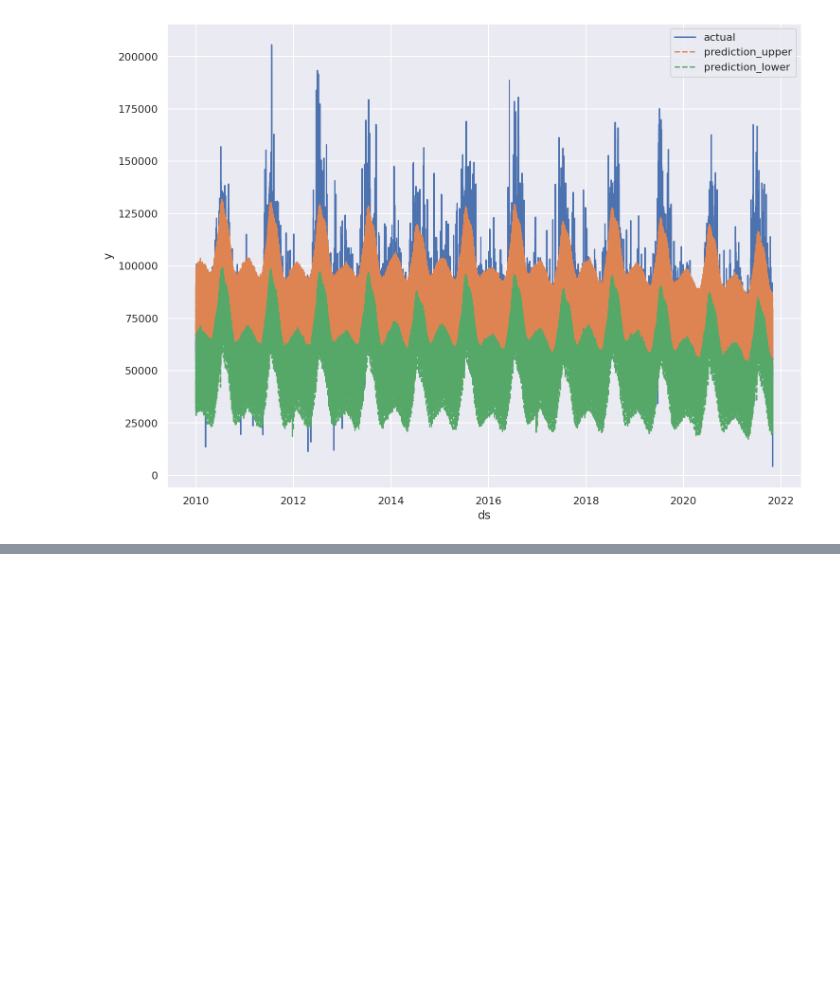
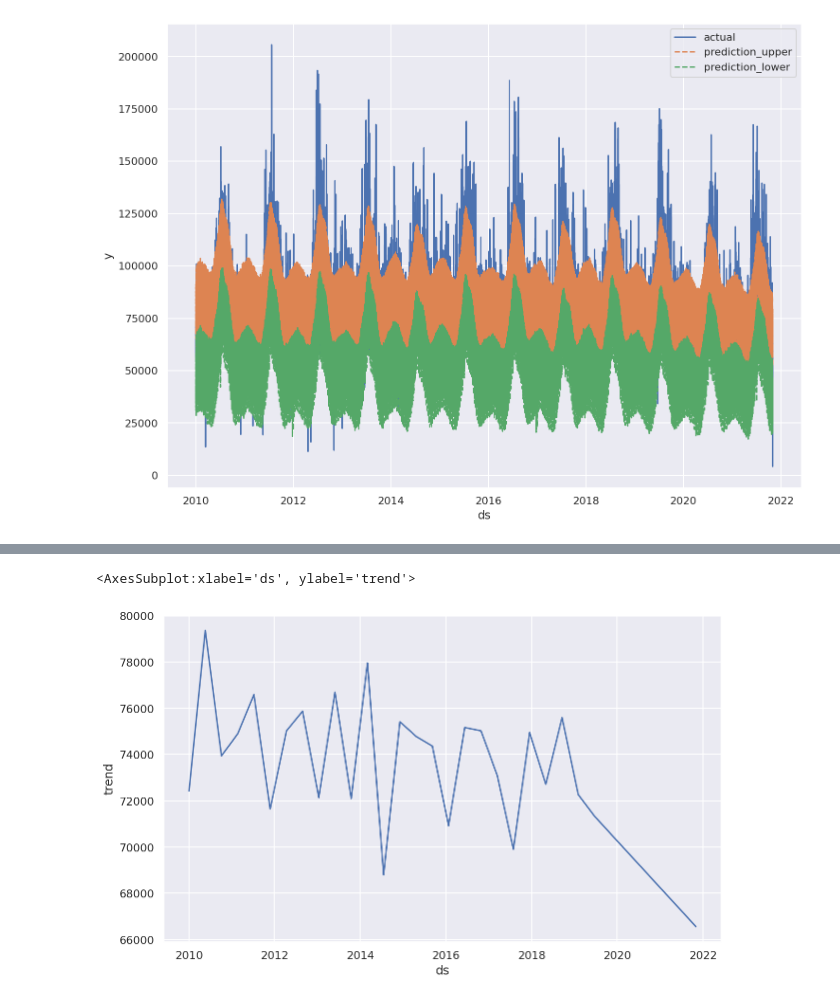
Before and after one commit to Sapphirine/202112-8-Search-for-Connection-Energy-Demand-Twitter-Trending-Topics, a Jupyter notebook: notebooks/12-forecast_results_charts.ipynb, the cells around one changed output, grey strips where cells are left out. Saved outputs shown, nothing was run; the diff lists cells and outputs as text; code cells hidden in the pictures; blank space fills up the shorter version.

```diff
--- a/notebooks/12-forecast_results_charts.ipynb
+++ b/notebooks/12-forecast_results_charts.ipynb
@@ -75,0 +90,10 @@ sns.lineplot(data=plot_df, x='ds', y='yhat_lower', linestyle='--', label='predic
+# %%
+# Columns ds, trend
+
+plot_df = test_df[['ds', 'trend']]
+
+plt.figure(figsize=(10,6))
+sns.lineplot(data=plot_df, x='ds', y='trend')
+# %% [output]
+<AxesSubplot:xlabel='ds', ylabel='trend'>
+[figure, added]
```
Also changed, not shown: parts of 21 cells of this notebook, 2 other files.
